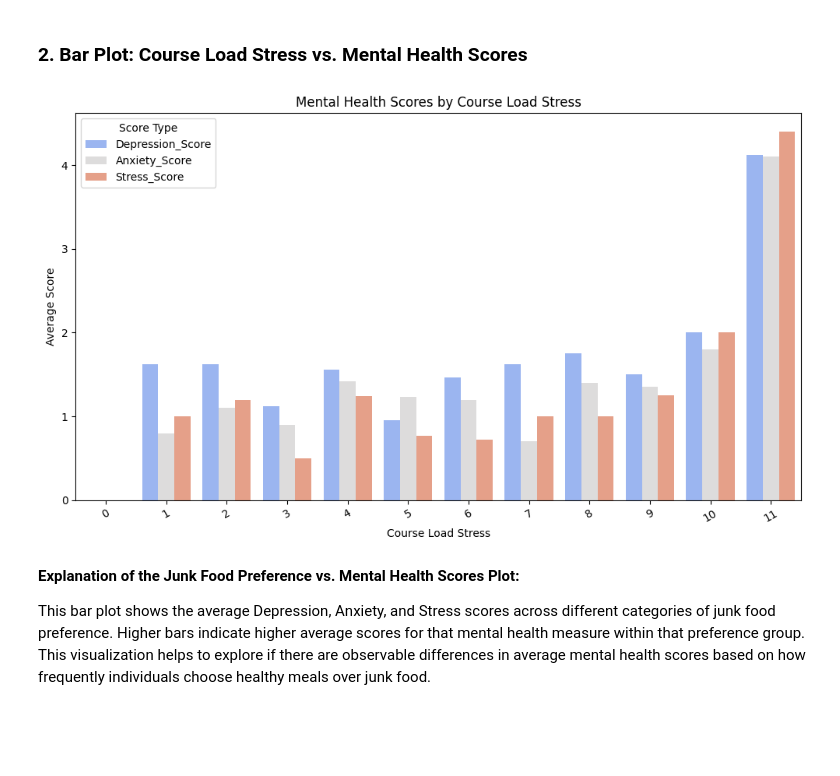
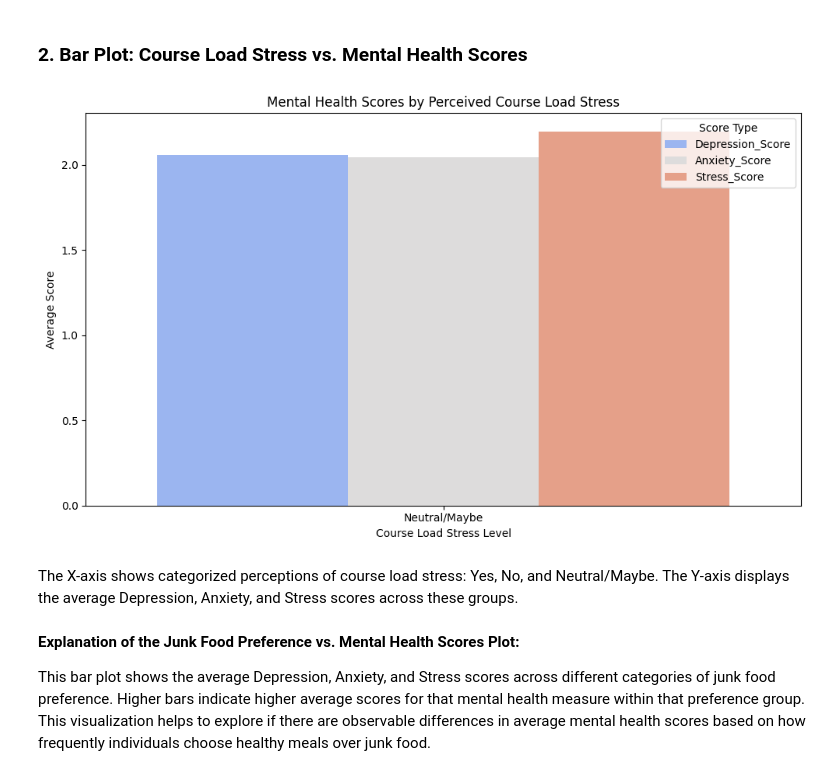
Before and after one commit to DaniaZehra/DASS, a Jupyter notebook: depression_anxiety_stress.ipynb, the cells around one changed output. Saved outputs shown, nothing was run; the diff lists cells and outputs as text; code cells hidden in the pictures; blank space fills up the shorter version.

```diff
--- a/depression_anxiety_stress.ipynb
+++ b/depression_anxiety_stress.ipynb
@@ -1207,27 +1174,51 @@ plt.show()
 # %% [markdown]
 ### 2. Bar Plot: Course Load Stress vs. Mental Health Scores
 # %%
-# Group by course load stress
-course_load_summary = df.groupby("20.Do you consider your course load stressful?")[['Depression_Score', 'Anxiety_Score', 'Stress_Score']].mean().reset_index()
+import seaborn as sns
+import matplotlib.pyplot as plt
+import pandas as pd
 
-# Plot
-plt.figure(figsize=(10,6))
-course_plot = pd.melt(course_load_summary, id_vars="20.Do you consider your course load stressful?",
+# STEP 1: Clean and categorize course load stress responses
+def classify_stress_level(response):
+    text = str(response).strip().lower()
+    if text in ['yes', 'extremely stressful, send help!!!', 'challenging']:
+        return 'Yes'
+    elif text in ['no']:
+        return 'No'
+    else:
+        return 'Neutral/Maybe'
+
+df['Course_Stress_Simplified'] = df["20.Do you consider your course load stressful?"].apply(classify_stress_level)
+
+# STEP 2: Group and calculate average mental health scores
+course_summary = df.groupby("Course_Stress_Simplified")[['Depression_Score', 'Anxiety_Score', 'Stress_Score']].mean().reset_index()
+
+# STEP 3: Melt for seaborn
+course_plot = pd.melt(course_summary,
+                      id_vars="Course_Stress_Simplified",
                       value_vars=["Depression_Score", "Anxiety_Score", "Stress_Score"],
                       var_name="Score Type", value_name="Average Score")
 
-sns.barplot(data=course_plot, x="20.Do you consider your course load stressful?",
-            y="Average Score", hue="Score Type", palette="coolwarm")
+# STEP 4: Plot
+plt.figure(figsize=(10,6))
+sns.barplot(data=course_plot,
+            x="Course_Stress_Simplified",
+            y="Average Score",
+            hue="Score Type",
+            palette="coolwarm")
 
-plt.title("Mental Health Scores by Course Load Stress")
-plt.xlabel("Course Load Stress")
+plt.title("Mental Health Scores by Perceived Course Load Stress")
+plt.xlabel("Course Load Stress Level")
 plt.ylabel("Average Score")
-plt.xticks(rotation=30)
+plt.xticks(rotation=0)
 plt.legend(title="Score Type")
 plt.tight_layout()
 plt.show()
 # %% [output]
-[figure, old version]
+[figure, new version]
+# %% [markdown]
+The X-axis shows categorized perceptions of course load stress: Yes, No, and Neutral/Maybe.
+The Y-axis displays the average Depression, Anxiety, and Stress scores across these groups.
 # %% [markdown]
 **Explanation of the Junk Food Preference vs. Mental Health Scores Plot:**
 
```
Also changed, not shown: parts of 6 cells of this notebook.
